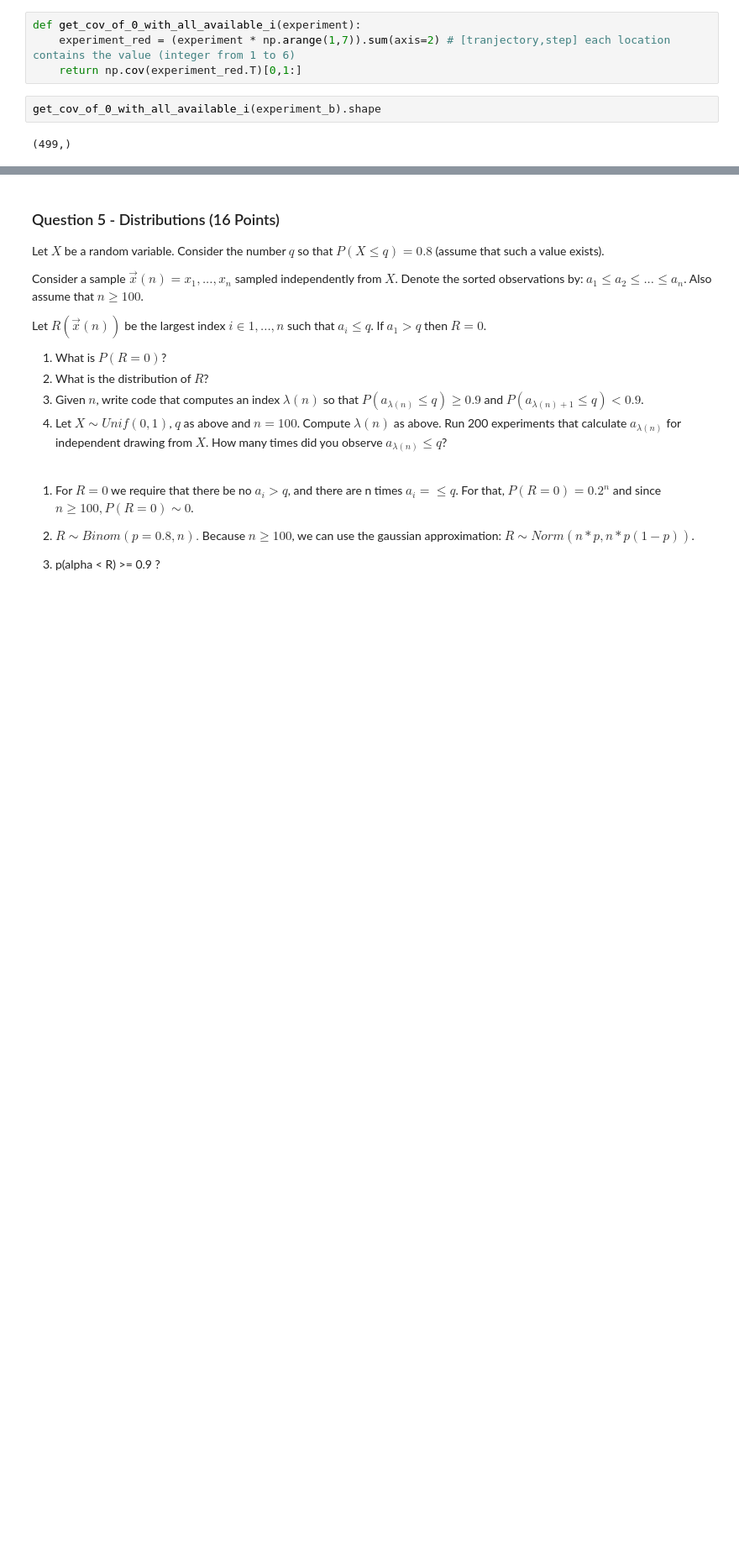
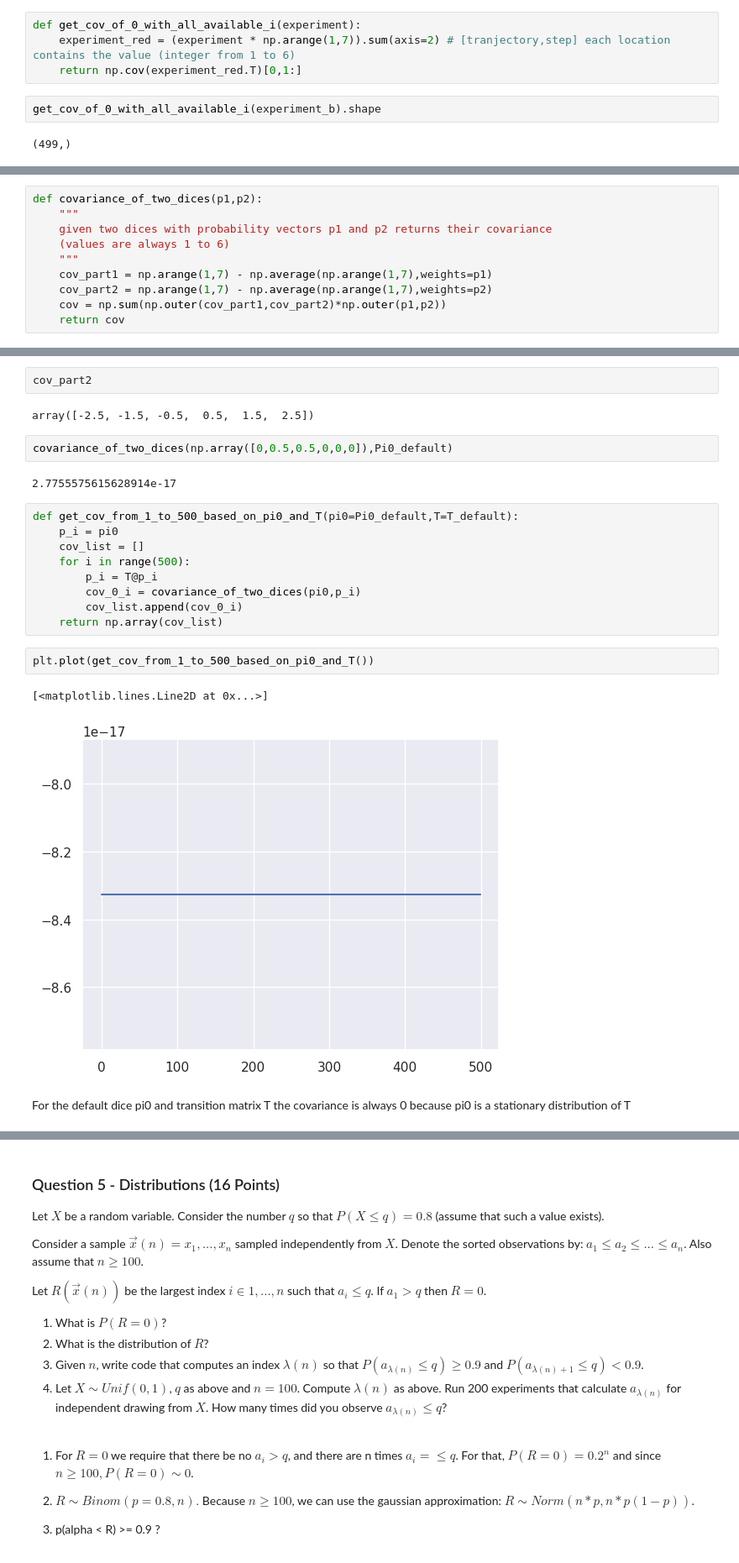
Before and after one commit to barboym/hw_statistics_runi, a Jupyter notebook: HW3/HW3.ipynb, the cells around one changed output, grey strips where cells are left out. Shown at 84% size. Saved outputs shown, nothing was run; the diff lists cells and outputs as text; blank space fills up the shorter version.

```diff
--- a/HW3/HW3.ipynb
+++ b/HW3/HW3.ipynb
@@ -765,0 +774,10 @@ cov_from_1_to_500 = get_cov_from_1_to_1000_based_on_pi0_and_T()
+# %%
+def covariance_of_two_dices(p1,p2):
+    """
+    given two dices with probability vectors p1 and p2 returns their covariance
+    (values are always 1 to 6)
+    """
+    cov_part1 = np.arange(1,7) - np.average(np.arange(1,7),weights=p1)
+    cov_part2 = np.arange(1,7) - np.average(np.arange(1,7),weights=p2)
+    cov = np.sum(np.outer(cov_part1,cov_part2)*np.outer(p1,p2))
+    return cov
@@ -765,0 +817,24 @@ cov_from_1_to_500 = get_cov_from_1_to_1000_based_on_pi0_and_T()
+# %%
+cov_part2
+# %% [output]
+array([-2.5, -1.5, -0.5,  0.5,  1.5,  2.5])
+# %%
+covariance_of_two_dices(np.array([0,0.5,0.5,0,0,0]),Pi0_default)
+# %% [output]
+2.7755575615628914e-17
+# %%
+def get_cov_from_1_to_500_based_on_pi0_and_T(pi0=Pi0_default,T=T_default):
+    p_i = pi0
+    cov_list = []
+    for i in range(500):
+        p_i = T@p_i
+        cov_0_i = covariance_of_two_dices(pi0,p_i)
+        cov_list.append(cov_0_i)
+    return np.array(cov_list)
+# %%
+plt.plot(get_cov_from_1_to_500_based_on_pi0_and_T())
+# %% [output]
+[<matplotlib.lines.Line2D at 0x...>]
+[figure, added]
+# %% [markdown]
+For the default dice pi0 and transition matrix T the covariance is always 0 because pi0 is a stationary distribution of T
```
Also changed, not shown: parts of 34 cells of this notebook.
